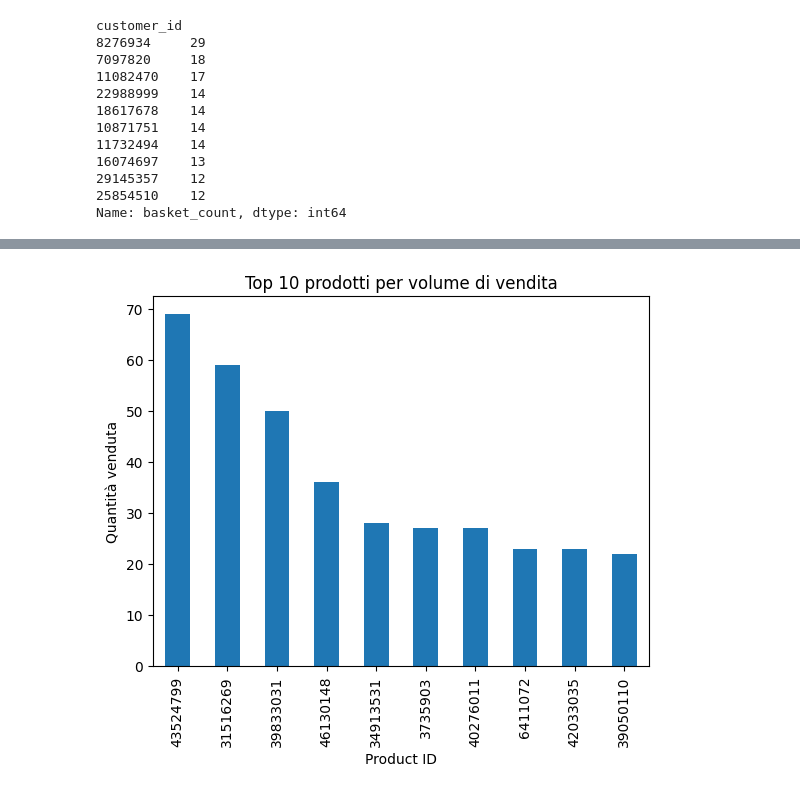
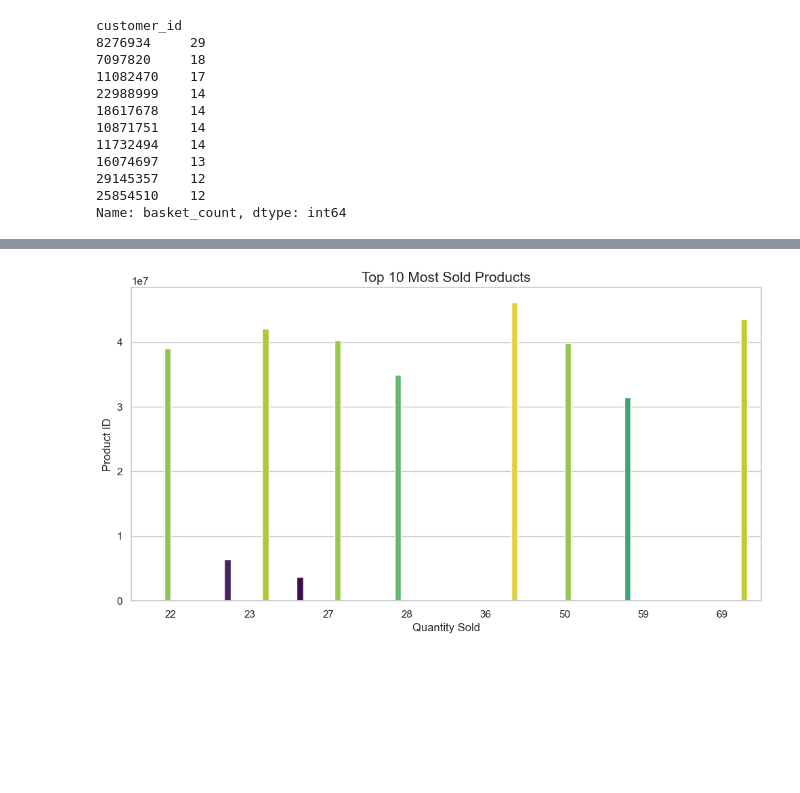
Before and after one commit to EricaRoviello/sales-data-analysis, a Jupyter notebook: analysis.ipynb, the cells around one changed output, grey strips where cells are left out. Cells and saved outputs as stored; diff of their text form; code cells hidden in the pictures; blank space fills up the shorter version.

```diff
--- a/analysis.ipynb
+++ b/analysis.ipynb
@@ -178,11 +173,24 @@ df.head()
 # %%
 df["basket_date"] = pd.to_datetime(df["basket_date"])
 # %%
-top_products.plot(kind="bar")
-plt.title("Top 10 prodotti per volume di vendita")
-plt.xlabel("Product ID")
-plt.ylabel("Quantità venduta")
+sns.set_theme(style="whitegrid")
+
+plt.figure(figsize=(12, 6))
+
+
+sns.barplot(
+    x=top_products.values,
+    y=top_products.index,
+    hue=top_products.index,
+    palette="viridis",
+    legend=False,
+    errorbar=None
+)
+
+plt.title("Top 10 Most Sold Products", fontsize=15)
+plt.xlabel("Quantity Sold")
+plt.ylabel("Product ID")
 plt.show()
 # %% [output]
-[figure, old version]
+[figure, new version]
 # %%
```
Also changed, not shown: parts of 25 cells of this notebook.
